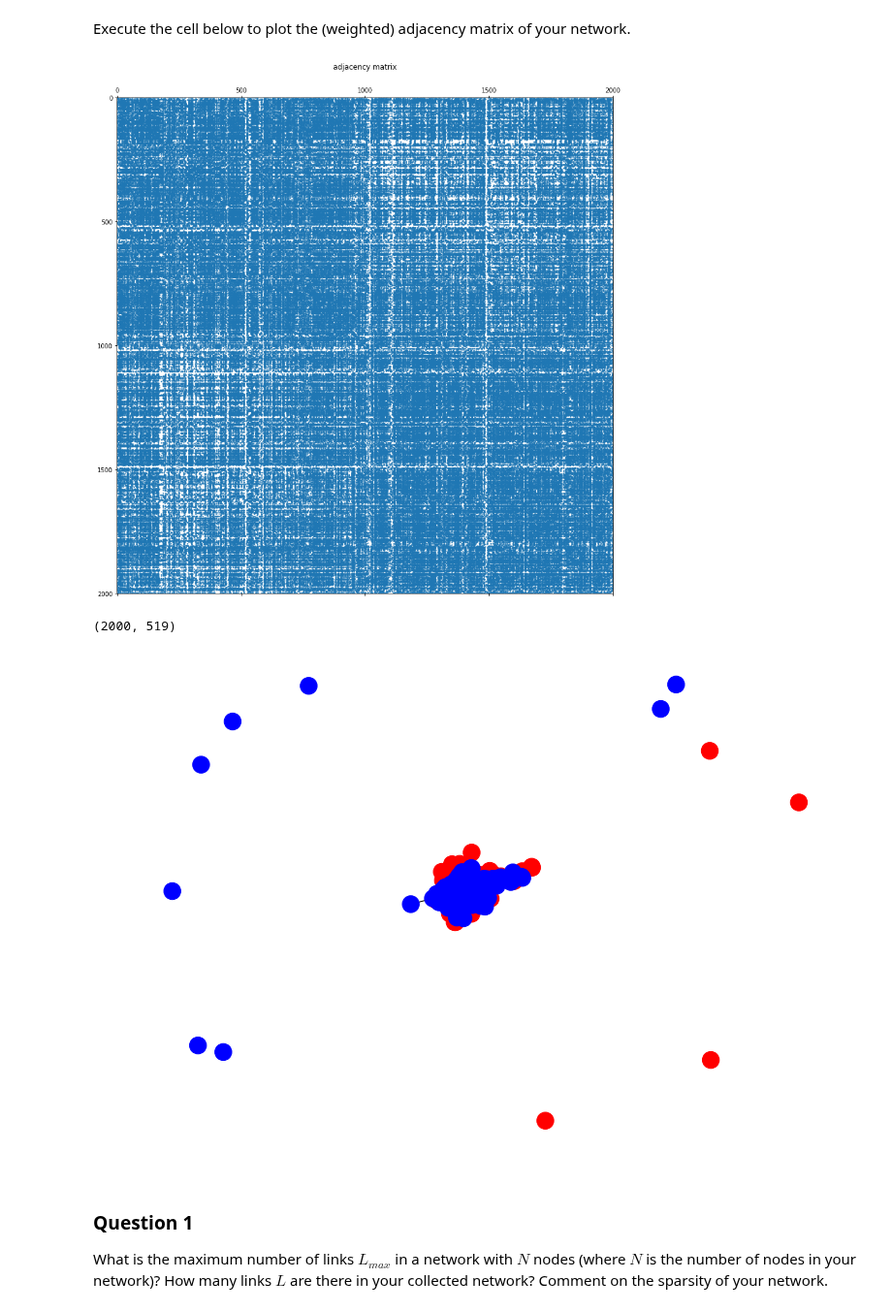
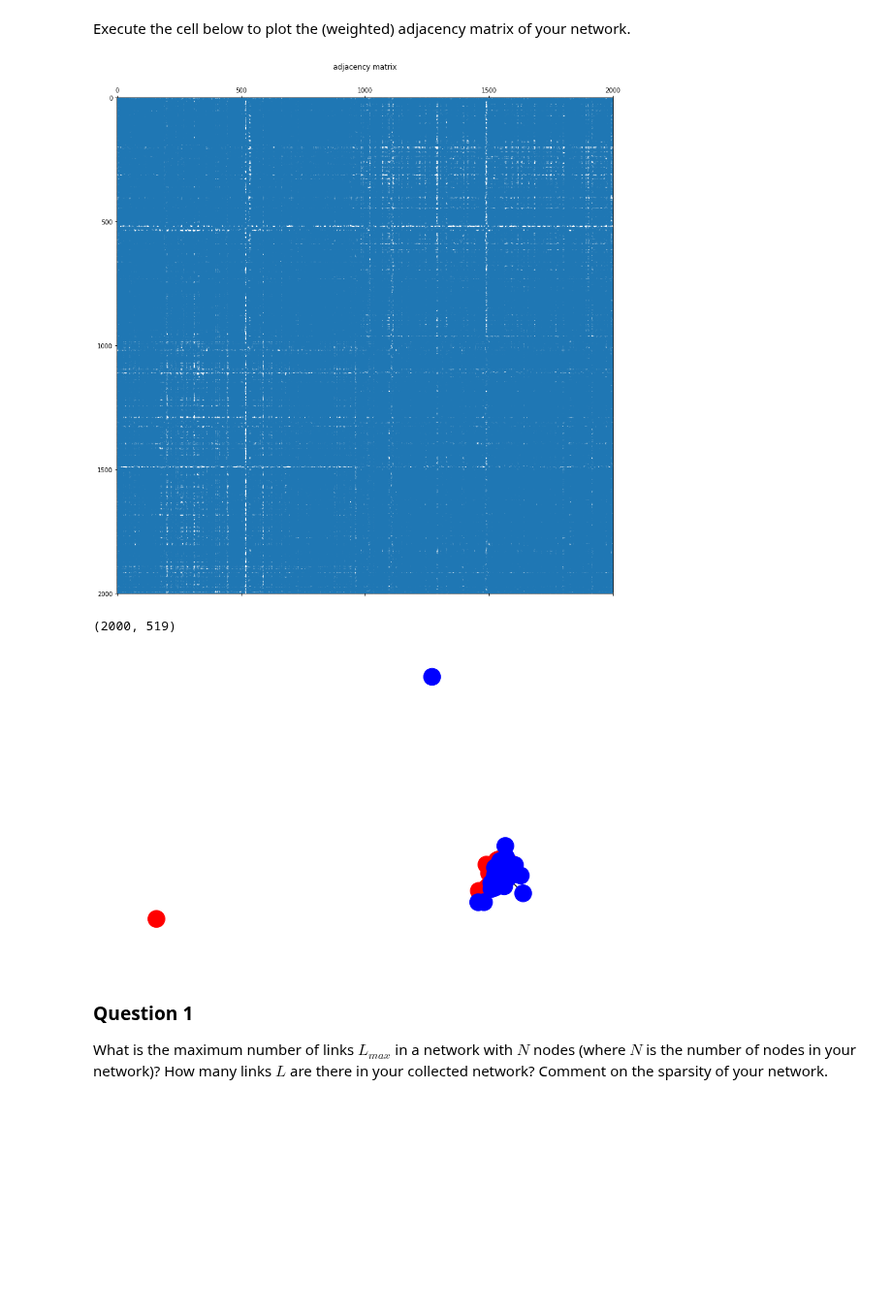
Before and after one commit to TTimTT/NTDS_Project, a Jupyter notebook: milestones_1/Joachim_1_network_properties.ipynb, the cells around one changed output. Shown at 97% size. Saved outputs shown, nothing was run; the diff lists cells and outputs as text; code cells hidden in the pictures; blank space fills up the shorter version.

```diff
--- a/milestones_1/Joachim_1_network_properties.ipynb
+++ b/milestones_1/Joachim_1_network_properties.ipynb
@@ -131,6 +125,6 @@ plt.show()
 # %%
 adjacency=adjacency_full.copy()
-adjacency[adjacency < 0.95] = 0
+adjacency[adjacency < 0.8] = 0
 # %%
 n_nodes = dataSetSmall.shape[0]
 # %% [markdown]
@@ -143,7 +137,7 @@ plt.spy(adjacency, markersize=1)
 plt.title('adjacency matrix')
 plt.show()
 # %% [output]
-[figure, old version]
+[figure, new version]
 # %%
 dataSetSmall.shape
 # %% [output]
@@ -151,16 +145,16 @@ dataSetSmall.shape
 # %%
 # tentative de faire un graph
 graph = nx.from_numpy_array(adjacency)
 
 color_map = []
 for node in graph:
     if node < len(graph)/2:
         color_map.append('red')
     else: color_map.append('blue')
 nx.draw_spring(graph,node_color = color_map)
-nx.write_gexf(graph,'../data/rock_hiphop.gexf')
+nx.write_gexf(graph,'../data/rock_hiphop_cosine_95.gexf')
 # %% [output]
-[figure, old version]
+[figure, new version]
 # %% [markdown]
 ### Question 1
 
```
Also changed, not shown: parts of 19 cells of this notebook.
